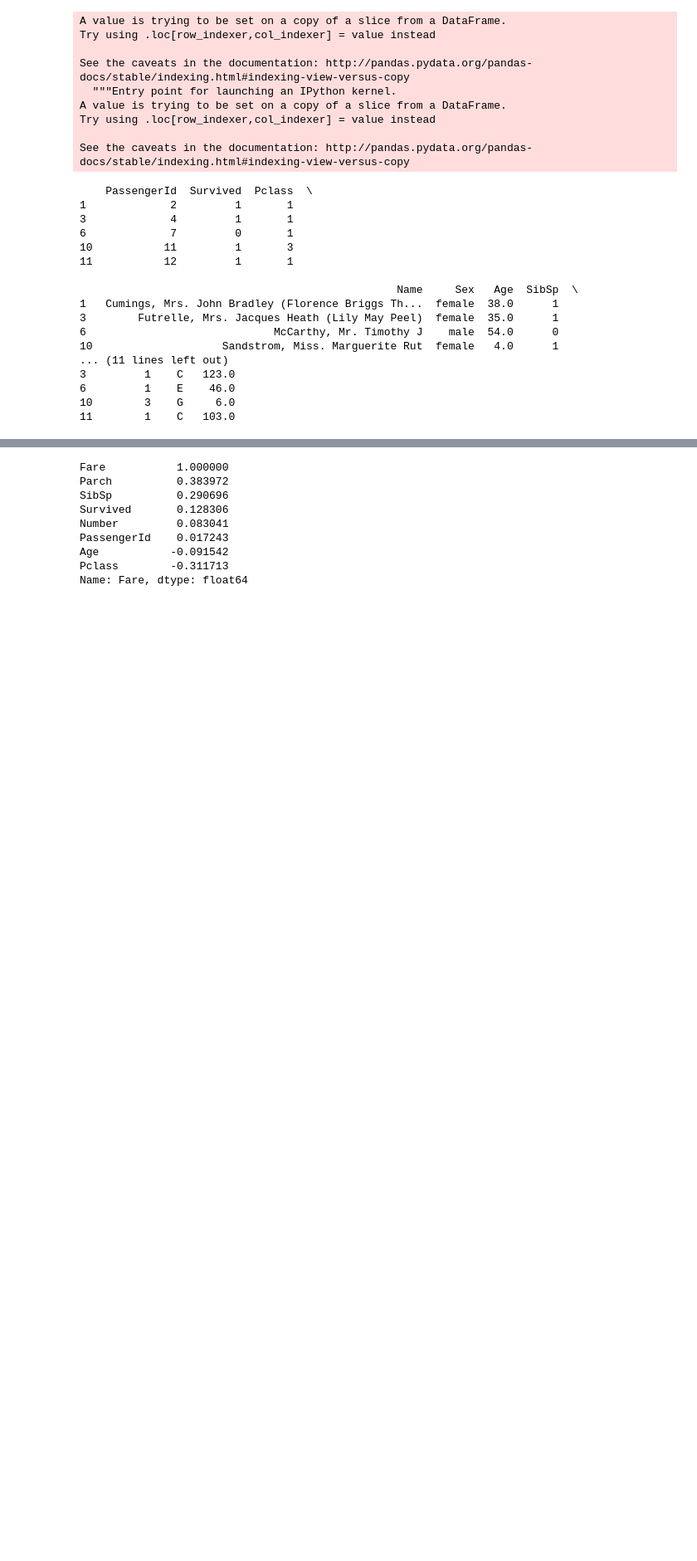
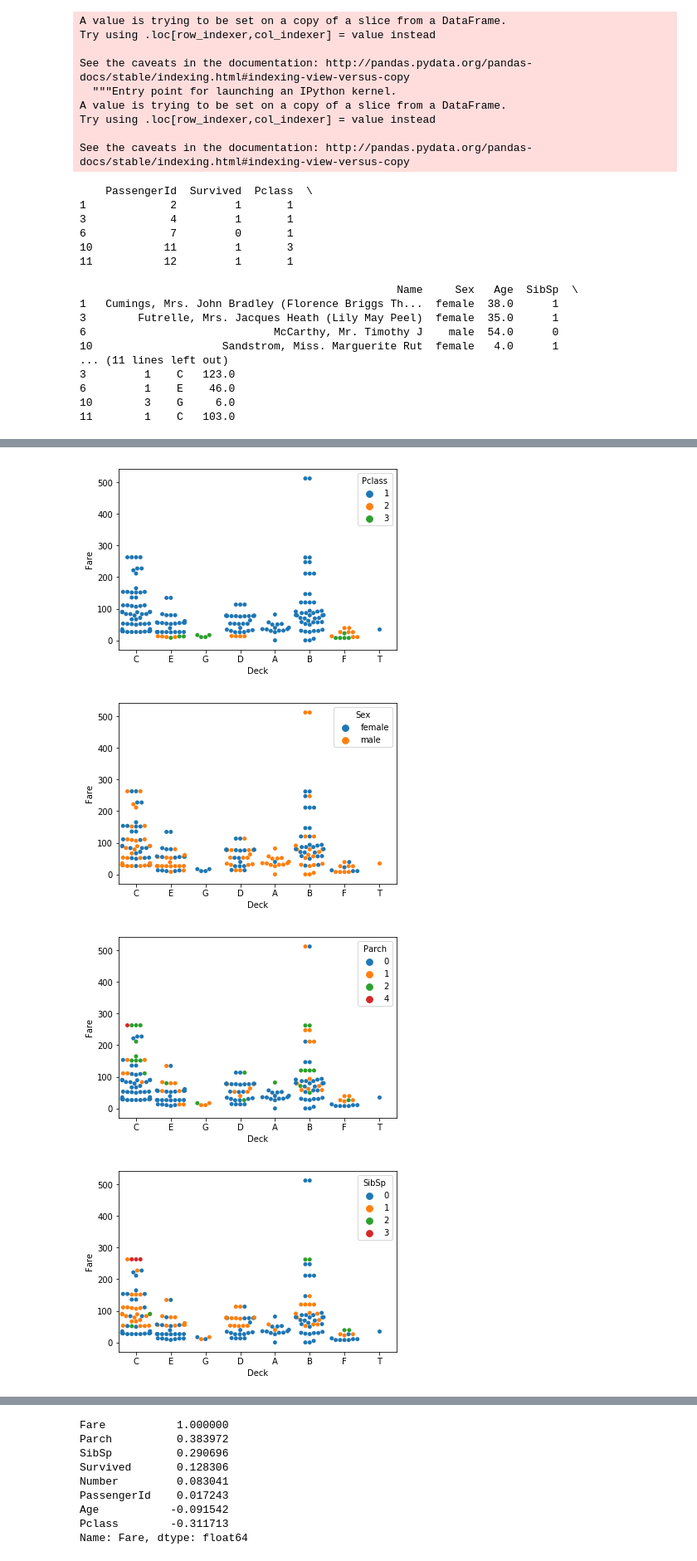
Before and after one commit to PCerralbo/Titanic_DC, a Jupyter notebook: Titanic_PC.ipynb, the cells around one changed output, grey strips where cells are left out. Shown at 83% size. Saved outputs shown, nothing was run; the diff lists cells and outputs as text; code cells hidden in the pictures; blank space fills up the shorter version.

```diff
--- a/Titanic_PC.ipynb
+++ b/Titanic_PC.ipynb
@@ -473,0 +474,23 @@ T    1                   1   35.500000     0.000000
+# %%
+sns.swarmplot(x=df_train_Cabin['Deck'],y=df_train_Cabin['Fare'],hue=df_train_Cabin['Pclass'])
+plt.show()
+
+sns.swarmplot(x=df_train_Cabin['Deck'],y=df_train_Cabin['Fare'],hue=df_train_Cabin['Sex'])
+plt.show()
+
+sns.swarmplot(x=df_train_Cabin['Deck'],y=df_train_Cabin['Fare'],hue=df_train_Cabin['Parch'])
+plt.show()
+
+sns.swarmplot(x=df_train_Cabin['Deck'],y=df_train_Cabin['Fare'],hue=df_train_Cabin['SibSp'])
+plt.show()
+
+sns.swarmplot(x=df_train_Cabin['Deck'],y=df_train_Cabin['Fare'],hue=df_train_Cabin['Survived'])
+plt.show()
+
+sns.swarmplot(x=df_train_Cabin['Deck'],y=df_train_Cabin['Age'],hue=df_train_Cabin['Pclass'])
+plt.show()
+# %% [output]
+[figure, added]
+[figure, added]
+[figure, added]
+[figure, added]
```
Also changed, not shown: parts of 4 cells of this notebook.
